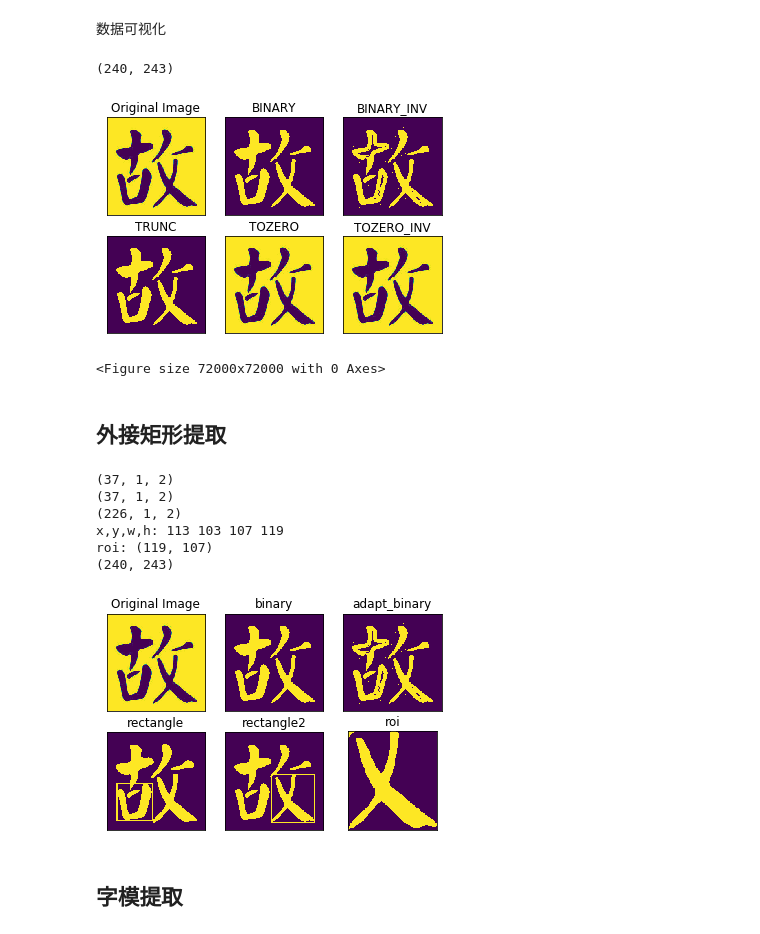
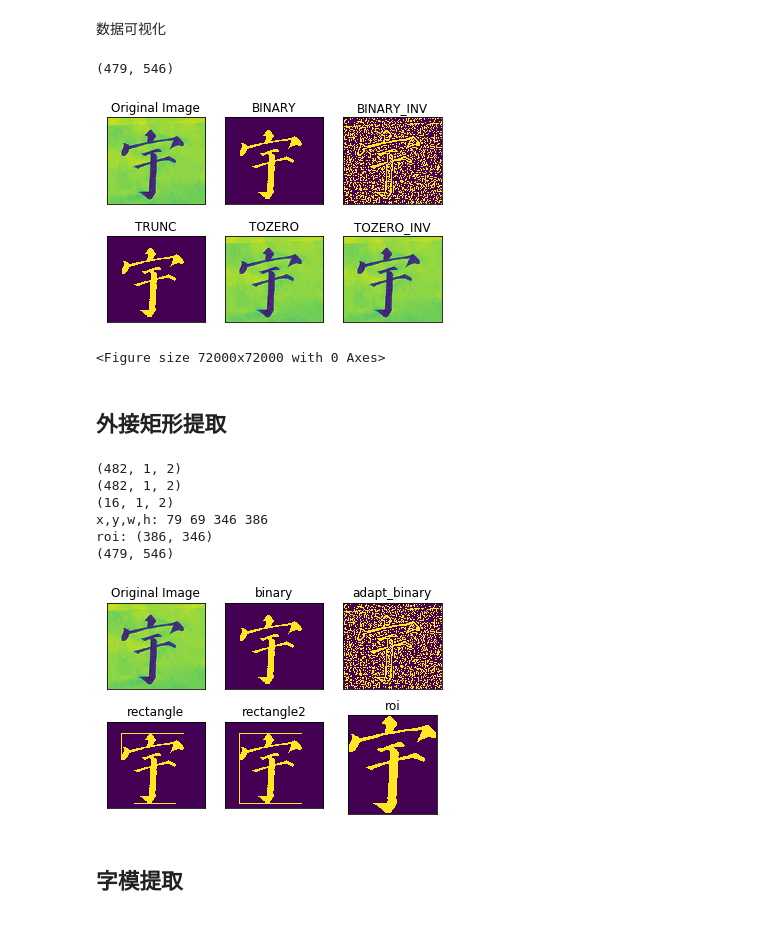
Before and after one commit to XuYongi/Image-based-calligraphy-evaluation, a Jupyter notebook: test.ipynb, the cells around one changed output. Cells and saved outputs as stored; diff of their text form; code cells hidden in the pictures.

```diff
--- a/test.ipynb
+++ b/test.ipynb
@@ -3,26 +3,26 @@
 # %%
 import matplotlib.pyplot as plt
 import cv2 as cv
 
 img = cv.imread('xvvyu.jpg',0)
-img = cv.imread('./type/gum.jpg',0)
+img = cv.imread('./type/yu.jpg',0)
 print(img.shape)
 # gray = cv.cvtColor(img, cv.COLOR_RGB2GRAY)
 ret, binary = cv.threshold(img, 100, 255, cv.THRESH_BINARY_INV)
 adapt_binary =  cv.adaptiveThreshold(img, 255, cv.ADAPTIVE_THRESH_GAUSSIAN_C,cv.THRESH_BINARY_INV, 21, 1)
 titles = ['Original Image','BINARY','BINARY_INV','TRUNC','TOZERO','TOZERO_INV']
 images = [img, binary, adapt_binary, binary, img, img]
 # images = [img, binary, img,  binary, img, binary]
 
 for i in range(6):
     plt.subplot(2,3,i+1),plt.imshow(images[i])
     plt.title(titles[i])
     plt.xticks([]),plt.yticks([])
 plt.figure(figsize=(1000, 1000))
 plt.show()
 # %% [output]
-(240, 243)
+(479, 546)
-[figure, old version]
+[figure, new version]
 <Figure size 72000x72000 with 0 Axes>
 # %% [markdown]
 ## 外接矩形提取
@@ -67,13 +67,13 @@ for i in range(6):
     plt.xticks([]),plt.yticks([])
 plt.show()
 # %% [output]
-(37, 1, 2)
-(37, 1, 2)
-(226, 1, 2)
-x,y,w,h: 113 103 107 119
-roi: (119, 107)
-(240, 243)
+(482, 1, 2)
+(482, 1, 2)
+(16, 1, 2)
+x,y,w,h: 79 69 346 386
+roi: (386, 346)
+(479, 546)
-[figure, old version]
+[figure, new version]
 # %% [markdown]
 ## 字模提取
 # %%
```
Also changed, not shown: parts of 4 cells of this notebook, 1 other file.
